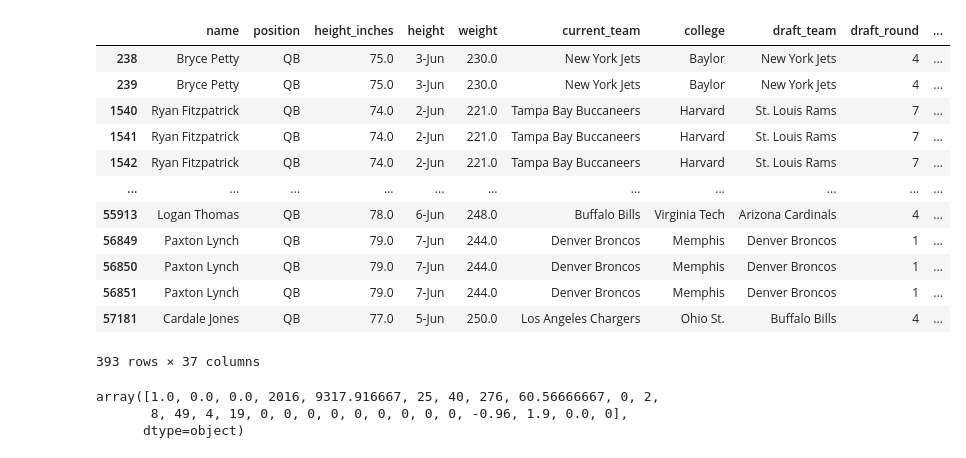
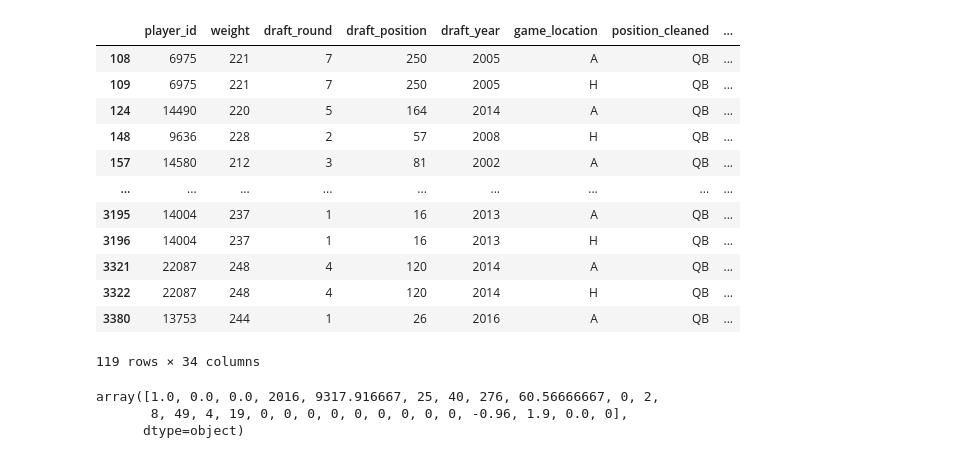
Before and after one commit to brettrchadwick/FantasyFootballProjections, a Jupyter notebook: ETL/NeuralNetwork.ipynb, the cells around one changed output. Saved outputs shown, nothing was run; the diff lists cells and outputs as text; code cells hidden in the pictures.

Commit message:
uploading data

```diff
--- a/ETL/NeuralNetwork.ipynb
+++ b/ETL/NeuralNetwork.ipynb
@@ -12,4 +12,5 @@ import numpy as np
 # combined_df=pd.merge(players_total,stats_total, on='player_id')
 #combined_df.to_csv('../Resources/total_combined_data.csv')
 # %%
-filtered_df=pd.read_csv('../Resources/total_combined_data.csv')
+# filtered_df=pd.read_csv('../Resources/total_combined_data.csv')
+filtered_df=pd.read_csv('../Resources/brett_test.csv')
@@ -16,8 +21,8 @@ filtered_df=pd.read_csv('../Resources/total_combined_data.csv')
 # %%
-filtered_df=filtered_df[filtered_df['year'] >2014]
-filtered_df['current_team'].replace(np.nan, 'None', inplace=True)
-filtered_df['college'].replace(np.nan, 'None', inplace=True)
-filtered_df['draft_team'].replace(np.nan, 'None', inplace=True)
-filtered_df['draft_round'].replace('None', 0, inplace=True)
-filtered_df['draft_position'].replace('None', 0, inplace=True)
-filtered_df=filtered_df.replace(np.nan,0)
+filtered_df=filtered_df[filtered_df['year'] >2016]
+# filtered_df['current_team'].replace(np.nan, 'None', inplace=True)
+# filtered_df['college'].replace(np.nan, 'None', inplace=True)
+# filtered_df['draft_team'].replace(np.nan, 'None', inplace=True)
+filtered_df['draft_round'].replace('None', 8, inplace=True)
+filtered_df['draft_position'].replace('None', 225, inplace=True)
+# filtered_df=filtered_df.replace(np.nan,0)
@@ -40,31 +50,30 @@ filtered_df
 # %%
-QB_position=filtered_df.loc[filtered_df['position'] == 'QB']
-RB_position=filtered_df.loc[filtered_df['position'] == 'RB']
-WR_position=filtered_df.loc[filtered_df['position'] == 'WR']
-TE_position=filtered_df.loc[filtered_df['position'] == 'TE']
+QB_position=filtered_df.loc[filtered_df['position_cleaned'] == 'QB']
+RB_position=filtered_df.loc[filtered_df['position_cleaned'] == 'RB']
+WR_position=filtered_df.loc[filtered_df['position_cleaned'] == 'WR']
+TE_position=filtered_df.loc[filtered_df['position_cleaned'] == 'TE']
 # QB_position.to_csv('../Resources/QB_stats.csv')
 # RB_position.to_csv('../Resources/RB_stats.csv')
 # WR_position.to_csv('../Resources/WR_stats.csv')
 # TE_position.to_csv('../Resources/TE_stats.csv')
-QB_position_filtered.to_csv('../Resources/QB_position_filtered.csv')
 # %%
-QB_position_filtered=QB_position.drop(['position_cleaned'], axis=1)
+QB_position_filtered=QB_position
 # %%
-QB_position_filtered
+QB_position_filtered.to_csv('..Resources/')
 # %% [output]
-|  | name | position | height_inches | height | weight | current_team | college | draft_team | draft_round | ... |
-| 238 | Bryce Petty | QB | 75.0 | 3-Jun | 230.0 | New York Jets | Baylor | New York Jets | 4 | ... |
-| 239 | Bryce Petty | QB | 75.0 | 3-Jun | 230.0 | New York Jets | Baylor | New York Jets | 4 | ... |
-| 1540 | Ryan Fitzpatrick | QB | 74.0 | 2-Jun | 221.0 | Tampa Bay Buccaneers | Harvard | St. Louis Rams | 7 | ... |
-| 1541 | Ryan Fitzpatrick | QB | 74.0 | 2-Jun | 221.0 | Tampa Bay Buccaneers | Harvard | St. Louis Rams | 7 | ... |
-| 1542 | Ryan Fitzpatrick | QB | 74.0 | 2-Jun | 221.0 | Tampa Bay Buccaneers | Harvard | St. Louis Rams | 7 | ... |
-| ... | ... | ... | ... | ... | ... | ... | ... | ... | ... | ... |
-| 55913 | Logan Thomas | QB | 78.0 | 6-Jun | 248.0 | Buffalo Bills | Virginia Tech | Arizona Cardinals | 4 | ... |
-| 56849 | Paxton Lynch | QB | 79.0 | 7-Jun | 244.0 | Denver Broncos | Memphis | Denver Broncos | 1 | ... |
-| 56850 | Paxton Lynch | QB | 79.0 | 7-Jun | 244.0 | Denver Broncos | Memphis | Denver Broncos | 1 | ... |
-| 56851 | Paxton Lynch | QB | 79.0 | 7-Jun | 244.0 | Denver Broncos | Memphis | Denver Broncos | 1 | ... |
-| 57181 | Cardale Jones | QB | 77.0 | 5-Jun | 250.0 | Los Angeles Chargers | Ohio St. | Buffalo Bills | 4 | ... |
+|  | player_id | weight | draft_round | draft_position | draft_year | game_location | position_cleaned | ... |
+| 108 | 6975 | 221 | 7 | 250 | 2005 | A | QB | ... |
+| 109 | 6975 | 221 | 7 | 250 | 2005 | H | QB | ... |
+| 124 | 14490 | 220 | 5 | 164 | 2014 | A | QB | ... |
+| 148 | 9636 | 228 | 2 | 57 | 2008 | H | QB | ... |
+| 157 | 14580 | 212 | 3 | 81 | 2002 | A | QB | ... |
+| ... | ... | ... | ... | ... | ... | ... | ... | ... |
+| 3195 | 14004 | 237 | 1 | 16 | 2013 | A | QB | ... |
+| 3196 | 14004 | 237 | 1 | 16 | 2013 | H | QB | ... |
+| 3321 | 22087 | 248 | 4 | 120 | 2014 | A | QB | ... |
+| 3322 | 22087 | 248 | 4 | 120 | 2014 | H | QB | ... |
+| 3380 | 13753 | 244 | 1 | 26 | 2016 | A | QB | ... |
-393 rows × 37 columns
+119 rows × 34 columns
 # %%
 #Neural net with only statistical data, and position encoded.
 from sklearn.compose import ColumnTransformer
```
Also changed, not shown: parts of 4 cells of this notebook, 10 other files.
